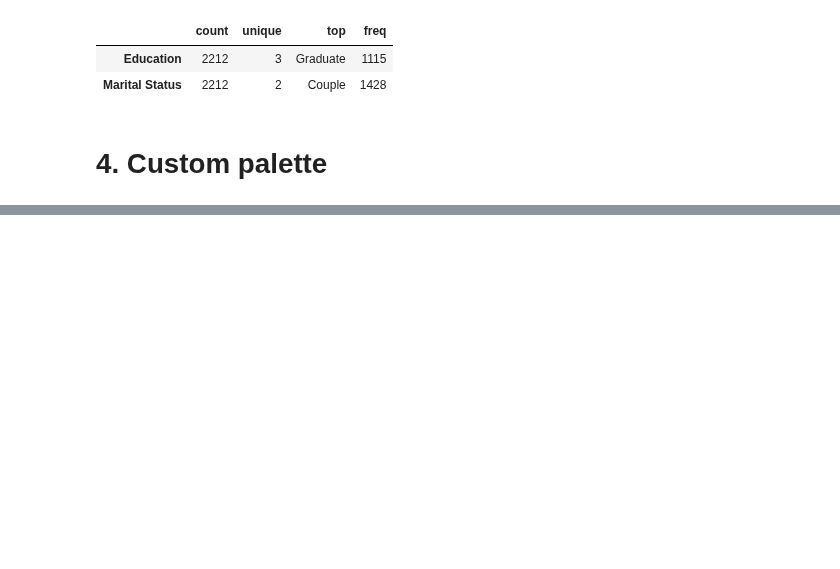
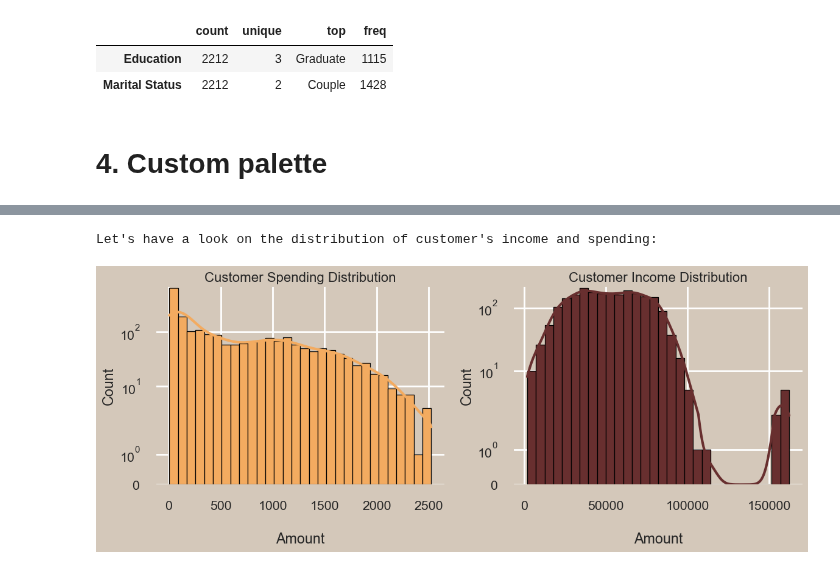
Before and after one commit to noahnoahnoahtran/EDA, a Jupyter notebook: 7_customer_personality/analysis.ipynb, the cells around one changed output, grey strips where cells are left out. Saved outputs shown, nothing was run; the diff lists cells and outputs as text; code cells hidden in the pictures; blank space fills up the shorter version.

```diff
--- a/7_customer_personality/analysis.ipynb
+++ b/7_customer_personality/analysis.ipynb
@@ -172,0 +192,23 @@ cluster = ["#B9C0C9","#682F2F","#7A7D58","#DD9954"]
+# %%
+print(f"Let's have a look on the distribution of customer's income and spending:")
+fig, axes = plt.subplots(1, 2, figsize=(12 ,5))
+
+sns.histplot(data["Spent"], bins=30, kde=True, alpha=1, fill=True, edgecolor="black", color="#f3ab60", ax=axes[0])
+axes[0].set_title("Customer Spending Distribution", fontsize=16)
+axes[0].set_xlabel("\nAmount")
+axes[0].set_ylabel("Count")
+axes[0].set_yscale("symlog")
+sns.despine(ax=axes[0], left=True, bottom=True)
+
+sns.histplot(data["Income"], bins=30, kde=True, alpha=1, fill=True, edgecolor="black", color="#682f2f", ax=axes[1])
+axes[1].set_title("Customer Income Distribution", fontsize=16)
+axes[1].set_xlabel("\nAmount")
+axes[1].set_ylabel("Count")
+axes[1].set_yscale("symlog")
+sns.despine(ax=axes[1], left=True, bottom=True)
+
+plt.tight_layout()
+plt.show()
+# %% [output]
+Let's have a look on the distribution of customer's income and spending:
+[figure, added]
```
Also changed, not shown: parts of 4 cells of this notebook.
